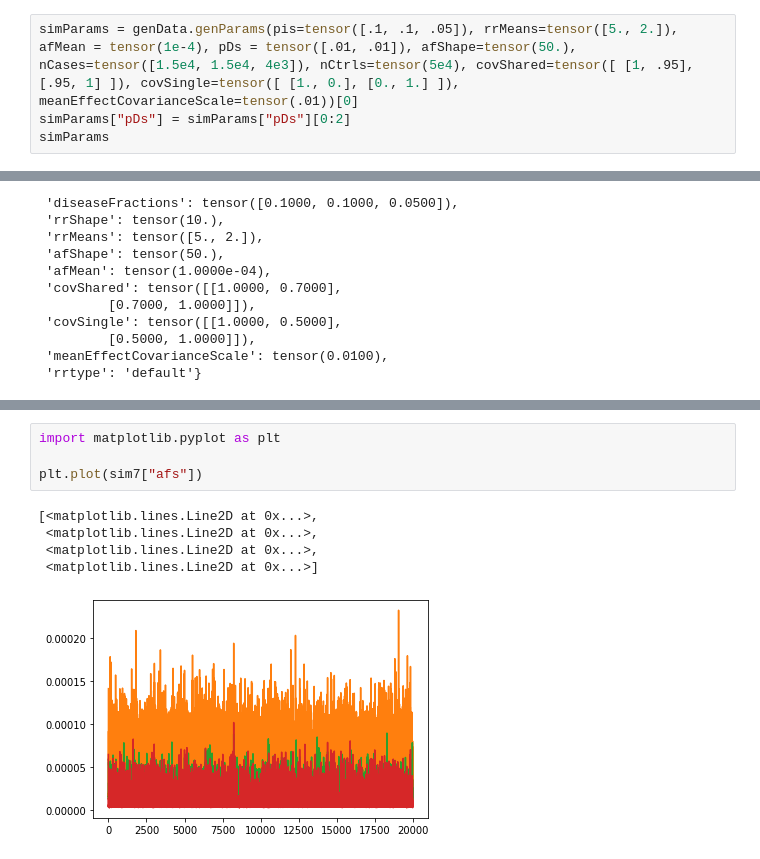
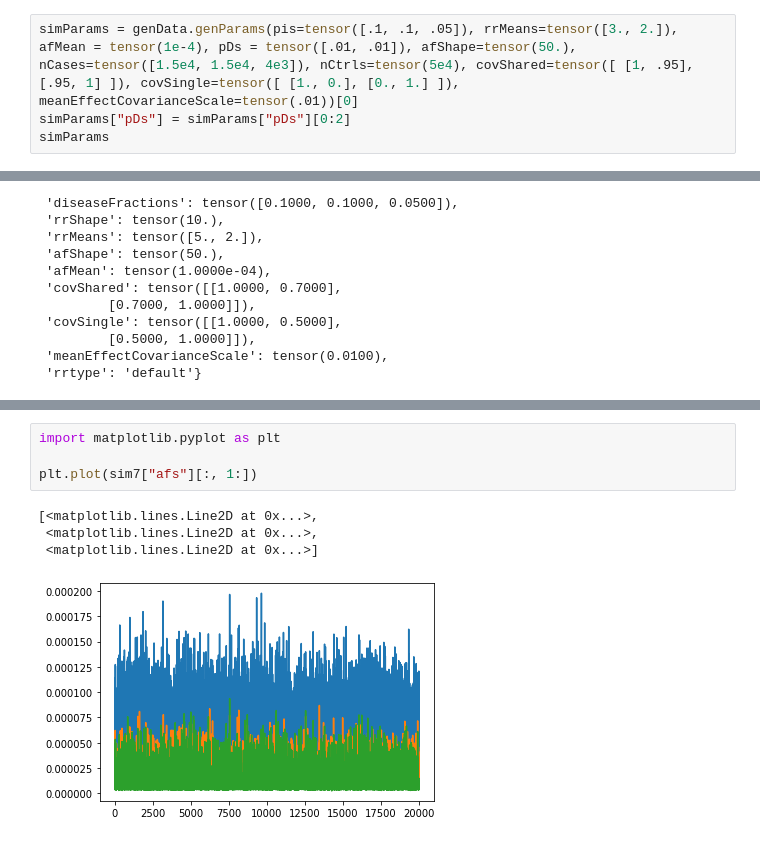
Before and after one commit to akotlar/multivariate-tada, a Jupyter notebook: for-martin/simulation-comparison.ipynb, the cells around one changed output, grey strips where cells are left out. Cells and saved outputs as stored; diff of their text form.

```diff
--- a/for-martin/simulation-comparison.ipynb
+++ b/for-martin/simulation-comparison.ipynb
@@ -9,7 +6,7 @@ The autoreload extension is already loaded. To reload it, use:
 from mvl2 import genData2 as genData
 from torch import tensor
 # %%
-simParams = genData.genParams(pis=tensor([.1, .1, .05]), rrMeans=tensor([5., 2.]), afMean = tensor(1e-4), pDs = tensor([.01, .01]), afShape=tensor(50.), nCases=tensor([1.5e4, 1.5e4, 4e3]), nCtrls=tensor(5e4), covShared=tensor([ [1, .95], [.95, 1] ]), covSingle=tensor([ [1., 0.], [0., 1.] ]), meanEffectCovarianceScale=tensor(.01))[0]
+simParams = genData.genParams(pis=tensor([.1, .1, .05]), rrMeans=tensor([3., 2.]), afMean = tensor(1e-4), pDs = tensor([.01, .01]), afShape=tensor(50.), nCases=tensor([1.5e4, 1.5e4, 4e3]), nCtrls=tensor(5e4), covShared=tensor([ [1, .95], [.95, 1] ]), covSingle=tensor([ [1., 0.], [0., 1.] ]), meanEffectCovarianceScale=tensor(.01))[0]
 simParams["pDs"] = simParams["pDs"][0:2]
 simParams
 # %% [output]
@@ -234,13 +284,12 @@ afs tensor([1.1141e-04, 8.7915e-05, 7.0868e-05,  ..., 8.5607e-05, 1.2934e-04,
 # %%
 import matplotlib.pyplot as plt
 
-plt.plot(sim7["afs"])
+plt.plot(sim7["afs"][:, 1:])
 # %% [output]
 [<matplotlib.lines.Line2D at 0x...>,
  <matplotlib.lines.Line2D at 0x...>,
- <matplotlib.lines.Line2D at 0x...>,
  <matplotlib.lines.Line2D at 0x...>]
-[figure, old version]
+[figure, new version]
 # %%
 from mvl2.numpyro import model, infer
 
```
Also changed, not shown: parts of 24 cells of this notebook, 2 other files.
